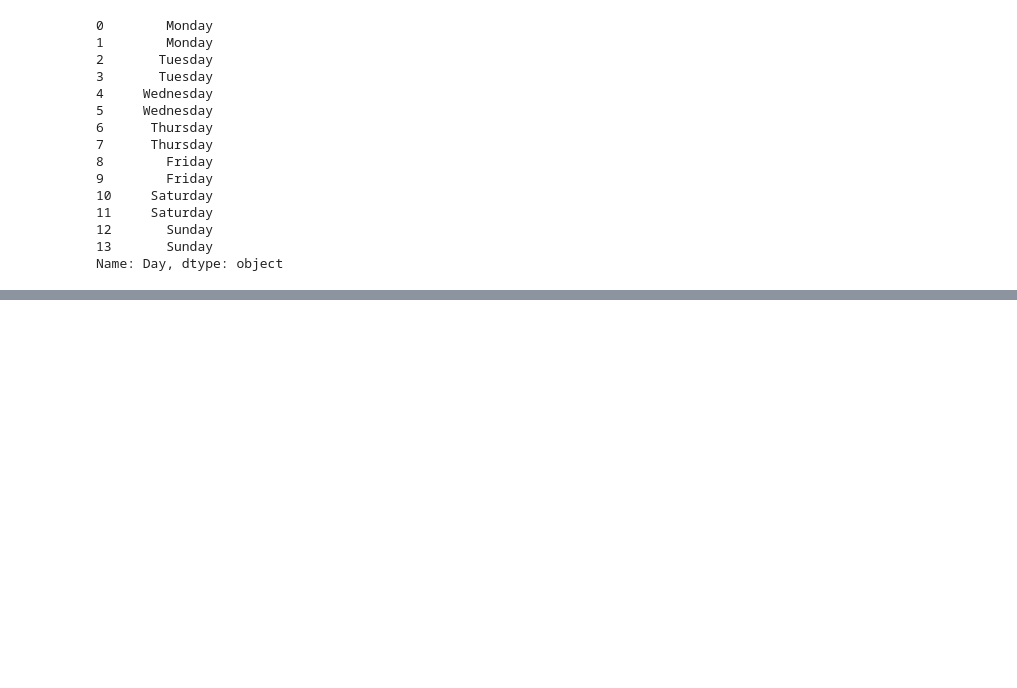
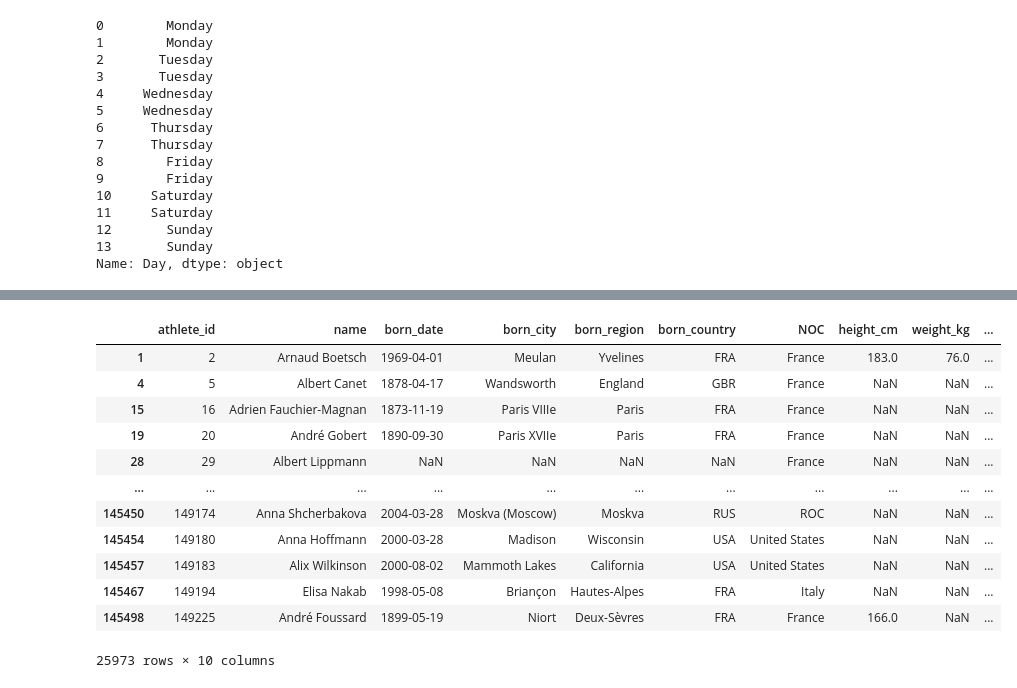
Before and after one commit to virvihuta/winter-2025, a Jupyter notebook: pandas_recap.ipynb, the cells around one changed output, grey strips where cells are left out. Saved outputs shown, nothing was run; the diff lists cells and outputs as text; code cells hidden in the pictures; blank space fills up the shorter version.

```diff
--- a/pandas_recap.ipynb
+++ b/pandas_recap.ipynb
@@ -166,0 +265,16 @@ Name: Day, dtype: object
+# %%
+bios[bios['name'].str.contains(r'^[AEOIUaeoiu]')]
+# %% [output]
+|  | athlete_id | name | born_date | born_city | born_region | born_country | NOC | height_cm | weight_kg | ... |
+| 1 | 2 | Arnaud Boetsch | 1969-04-01 | Meulan | Yvelines | FRA | France | 183.0 | 76.0 | ... |
+| 4 | 5 | Albert Canet | 1878-04-17 | Wandsworth | England | GBR | France | NaN | NaN | ... |
+| 15 | 16 | Adrien Fauchier-Magnan | 1873-11-19 | Paris VIIIe | Paris | FRA | France | NaN | NaN | ... |
+| 19 | 20 | André Gobert | 1890-09-30 | Paris XVIIe | Paris | FRA | France | NaN | NaN | ... |
+| 28 | 29 | Albert Lippmann | NaN | NaN | NaN | NaN | France | NaN | NaN | ... |
+| ... | ... | ... | ... | ... | ... | ... | ... | ... | ... | ... |
+| 145450 | 149174 | Anna Shcherbakova | 2004-03-28 | Moskva (Moscow) | Moskva | RUS | ROC | NaN | NaN | ... |
+| 145454 | 149180 | Anna Hoffmann | 2000-03-28 | Madison | Wisconsin | USA | United States | NaN | NaN | ... |
+| 145457 | 149183 | Alix Wilkinson | 2000-08-02 | Mammoth Lakes | California | USA | United States | NaN | NaN | ... |
+| 145467 | 149194 | Elisa Nakab | 1998-05-08 | Briançon | Hautes-Alpes | FRA | Italy | NaN | NaN | ... |
+| 145498 | 149225 | André Foussard | 1899-05-19 | Niort | Deux-Sèvres | FRA | France | 166.0 | NaN | ... |
+25973 rows × 10 columns
```
Also changed, not shown: parts of 9 cells of this notebook.
